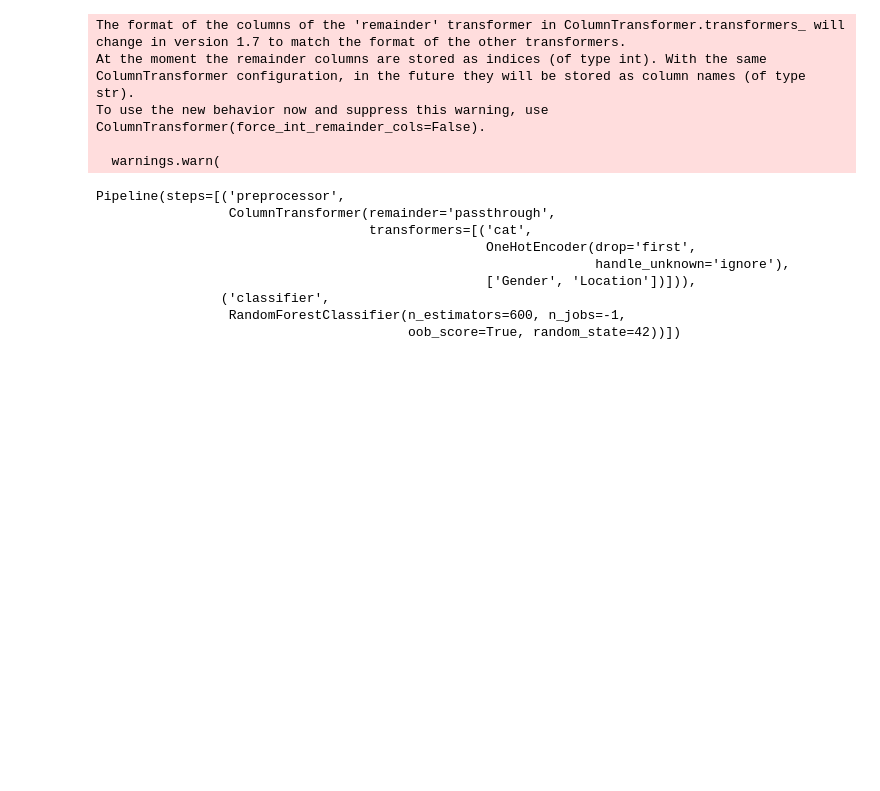
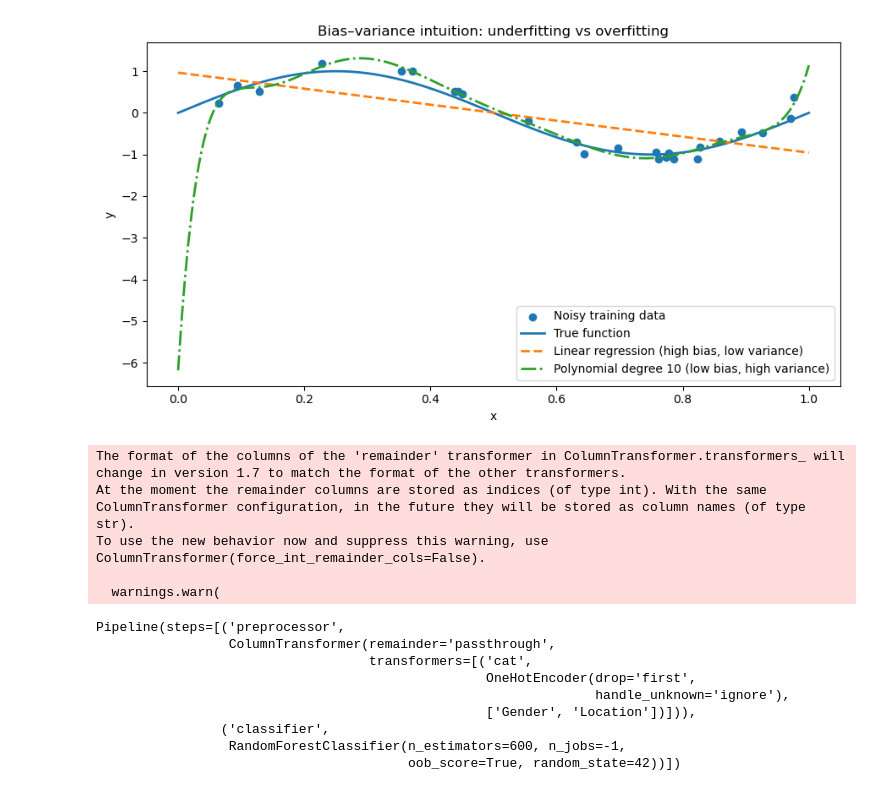
Before and after one commit to PacktPublishing/Python-Data-Analysis-4E, a Jupyter notebook: Chapter11/11_ensemble_methods.ipynb, the cells around one changed output. Drawn from its saved outputs; the diff is of its cells as text; code cells hidden in the pictures; blank space fills up the shorter version.

```diff
--- a/Chapter11/11_ensemble_methods.ipynb
+++ b/Chapter11/11_ensemble_methods.ipynb
@@ -4,6 +4,65 @@ from sklearn.utils import resample
 
 data = [2, 3, 5, 7, 11]
 bootstrap_sample = resample(data)
+# %%
+import numpy as np
+import matplotlib.pyplot as plt
+
+from sklearn.pipeline import Pipeline
+from sklearn.preprocessing import PolynomialFeatures
+from sklearn.linear_model import LinearRegression
+
+# Reproducibility
+rng = np.random.default_rng(42)
+
+# Ground-truth (unknown to the model)
+def f(x):
+    return np.sin(2 * np.pi * x)
+
+# Generate a small noisy dataset (makes overfitting visible)
+n = 25
+X = rng.uniform(0, 1, size=n).reshape(-1, 1)
+y = f(X[:, 0]) + rng.normal(0, 0.25, size=n)
+
+# Models: low capacity (linear) vs high capacity (polynomial)
+lin = Pipeline([
+    ("poly", PolynomialFeatures(degree=1, include_bias=False)),
+    ("model", LinearRegression())
+])
+
+poly10 = Pipeline([
+    ("poly", PolynomialFeatures(degree=10, include_bias=False)),
+    ("model", LinearRegression())
+])
+
+lin.fit(X, y)
+poly10.fit(X, y)
+
+# Smooth grid for plotting curves
+x_grid = np.linspace(0, 1, 500).reshape(-1, 1)
+y_true = f(x_grid[:, 0])
+
+# One plot that builds intuition
+plt.figure(figsize=(9, 5))
+plt.scatter(X[:, 0], y, label="Noisy training data")
+plt.plot(x_grid[:, 0], y_true, linewidth=2, label="True function")
+plt.plot(x_grid[:, 0], lin.predict(x_grid), linestyle="--", linewidth=2,
+         label="Linear regression (high bias, low variance)")
+plt.plot(x_grid[:, 0], poly10.predict(x_grid), linestyle="-.", linewidth=2,
+         label="Polynomial degree 10 (low bias, high variance)")
+
+plt.xlabel("x")
+plt.ylabel("y")
+plt.title("Bias–variance intuition: underfitting vs overfitting")
+plt.legend()
+plt.tight_layout()
+
+# Optional: save for your book/notes
+plt.savefig("bias_variance_intuition.png", dpi=300)
+
+plt.show()
+# %% [output]
+[figure, added]
 # %%
 from sklearn.ensemble import RandomForestClassifier
 from sklearn.preprocessing import OneHotEncoder
```
